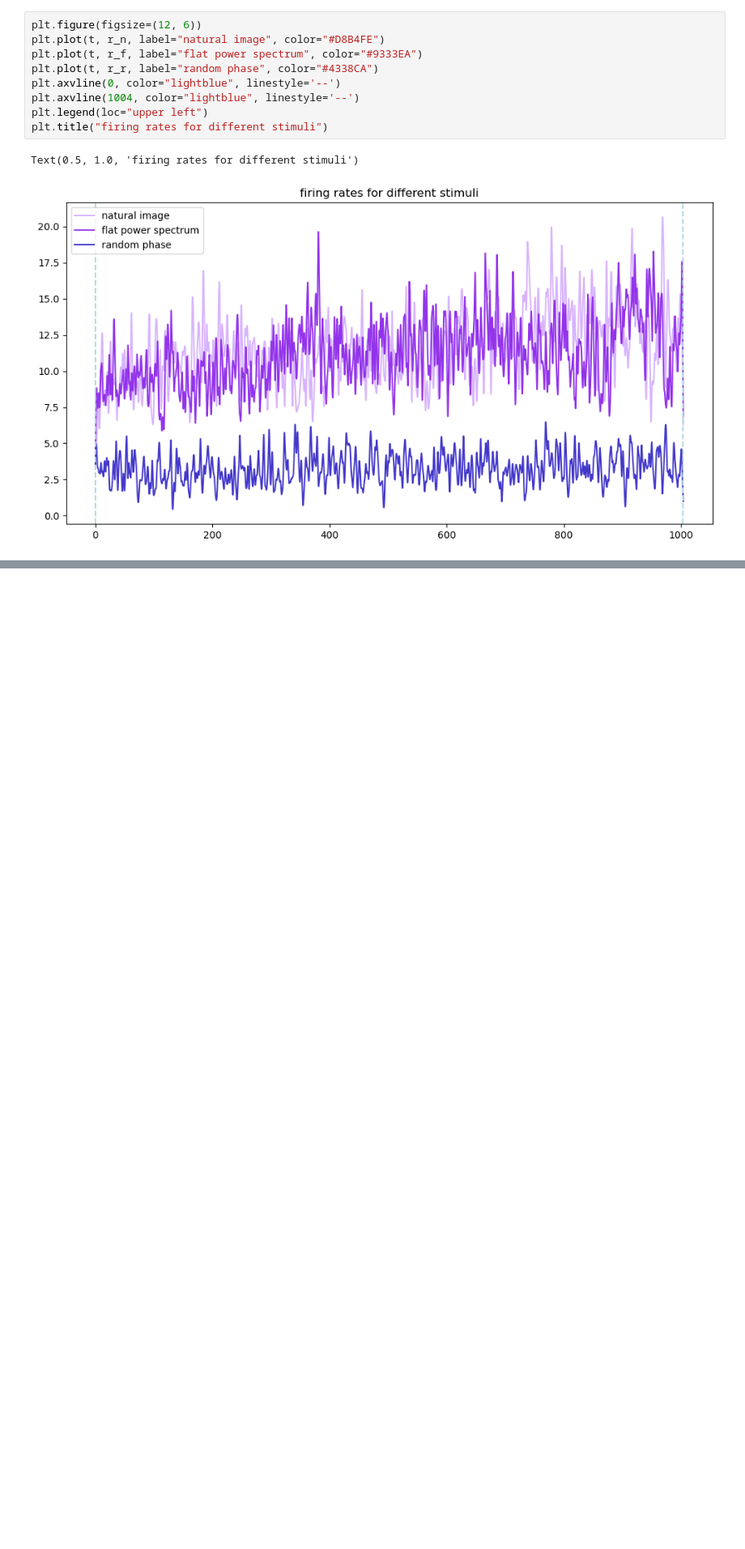
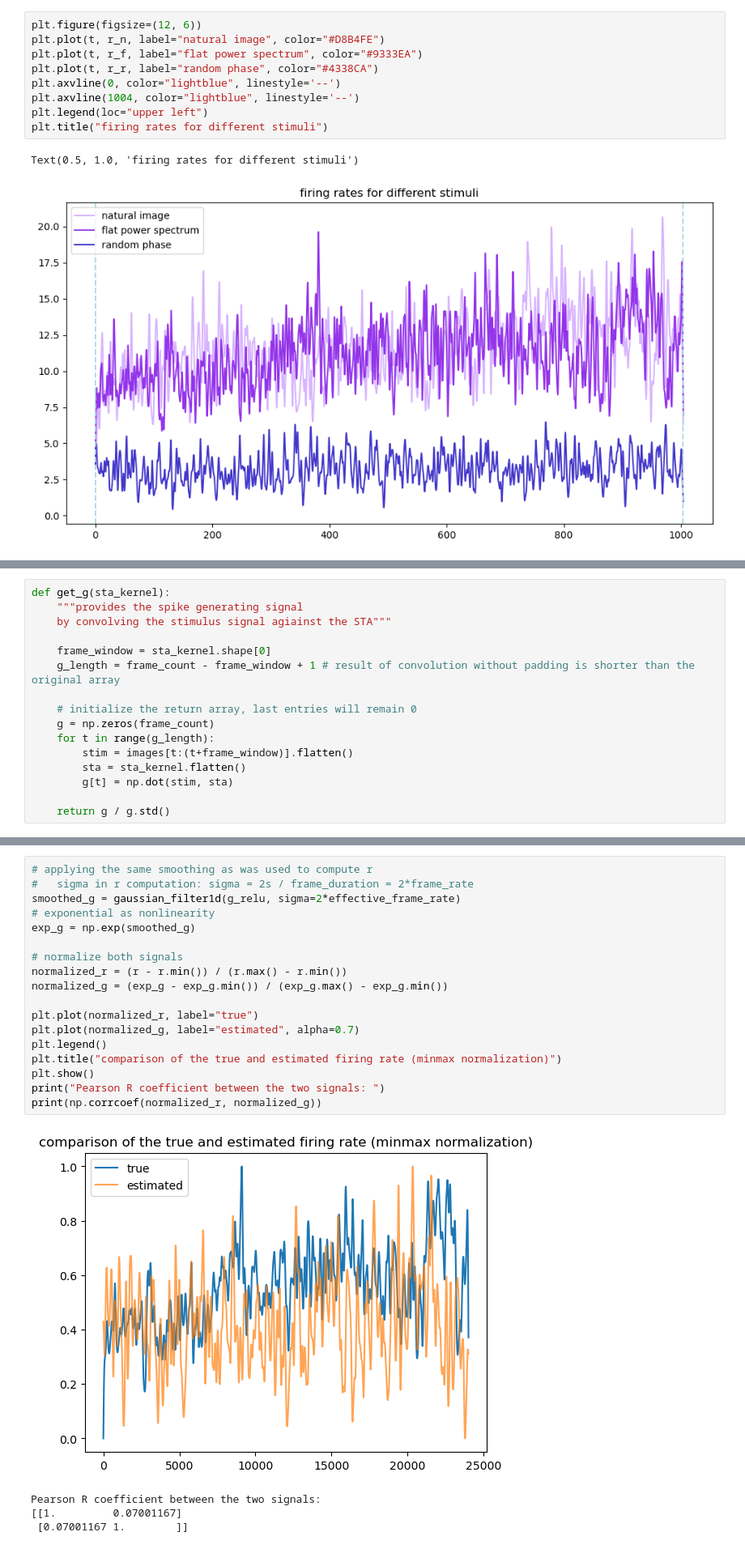
Before and after one commit to alessandrodipiano/neural_encoding, a Jupyter notebook: notebook/start.ipynb, the cells around one changed output, grey strips where cells are left out. Shown at 81% size. Cells and saved outputs as stored; diff of their text form; blank space fills up the shorter version.

```diff
--- a/notebook/start.ipynb
+++ b/notebook/start.ipynb
@@ -1472,0 +1622,16 @@ STA on the whitened stimulus
+# %%
+def get_g(sta_kernel):
+    """provides the spike generating signal
+    by convolving the stimulus signal agiainst the STA"""
+
+    frame_window = sta_kernel.shape[0]
+    g_length = frame_count - frame_window + 1 # result of convolution without padding is shorter than the original array
+
+    # initialize the return array, last entries will remain 0
+    g = np.zeros(frame_count)
+    for t in range(g_length):
+        stim = images[t:(t+frame_window)].flatten()
+        sta = sta_kernel.flatten()
+        g[t] = np.dot(stim, sta)
+
+    return g / g.std()
@@ -1472,0 +1727,23 @@ STA on the whitened stimulus
+# %%
+# applying the same smoothing as was used to compute r
+#   sigma in r computation: sigma = 2s / frame_duration = 2*frame_rate
+smoothed_g = gaussian_filter1d(g_relu, sigma=2*effective_frame_rate)
+# exponential as nonlinearity
+exp_g = np.exp(smoothed_g)
+
+# normalize both signals
+normalized_r = (r - r.min()) / (r.max() - r.min())
+normalized_g = (exp_g - exp_g.min()) / (exp_g.max() - exp_g.min())
+
+plt.plot(normalized_r, label="true")
+plt.plot(normalized_g, label="estimated", alpha=0.7)
+plt.legend()
+plt.title("comparison of the true and estimated firing rate (minmax normalization)")
+plt.show()
+print("Pearson R coefficient between the two signals: ")
+print(np.corrcoef(normalized_r, normalized_g))
+# %% [output]
+[figure, added]
+Pearson R coefficient between the two signals:
+[[1.         0.07001167]
+ [0.07001167 1.        ]]
```
Also changed, not shown: parts of 24 cells of this notebook.
